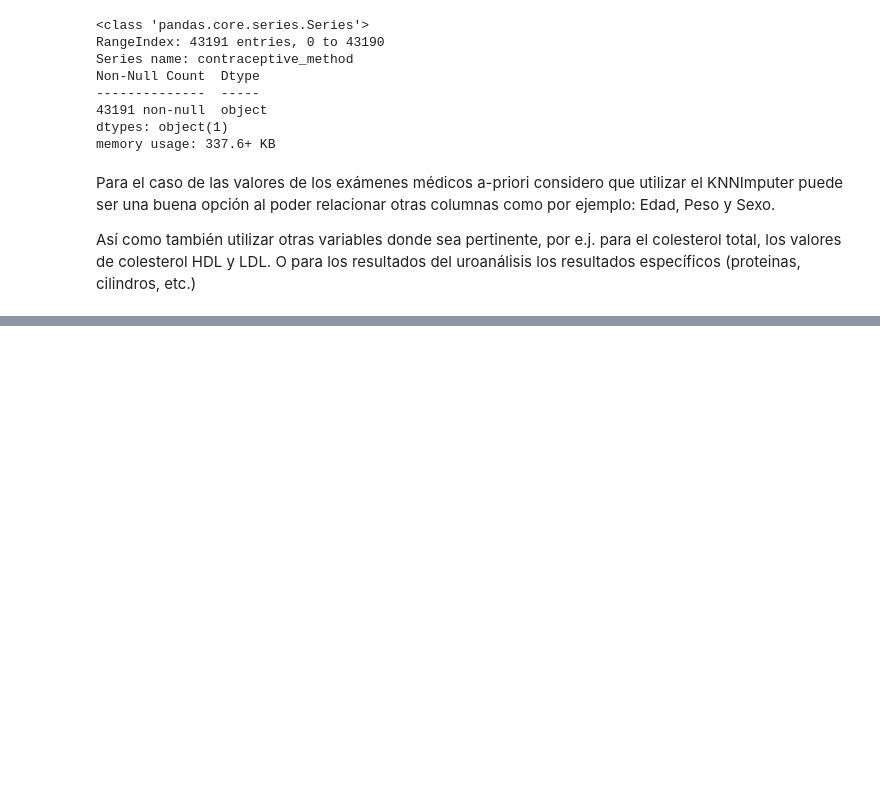
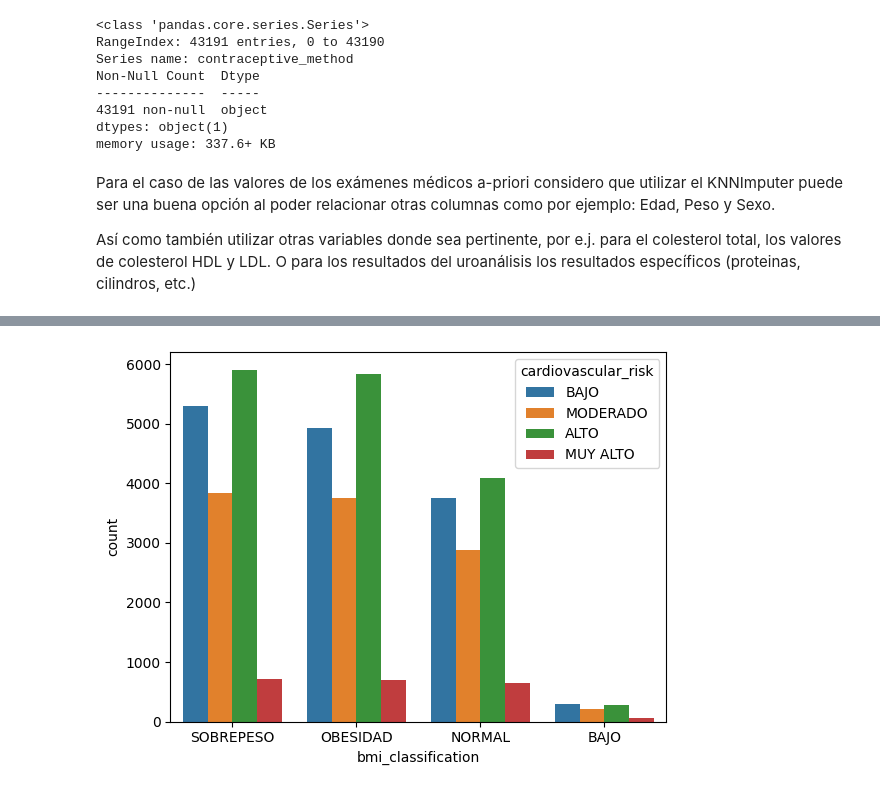
Before and after one commit to Alvamad/miaa-eda1, a Jupyter notebook: Taller3_AnalisisBivariado.ipynb, the cells around one changed output, grey strips where cells are left out. Cells and saved outputs as stored; diff of their text form; code cells hidden in the pictures; blank space fills up the shorter version.

```diff
--- a/Taller3_AnalisisBivariado.ipynb
+++ b/Taller3_AnalisisBivariado.ipynb
@@ -447,0 +442,5 @@ df['contraceptive_method'] = df['contraceptive_method'].apply(lambda x: 0 if x i
+# %%
+sns.countplot(x='bmi_classification', hue='cardiovascular_risk', data=df)
+plt.show()
+# %% [output]
+[figure, added]
```
Also changed, not shown: parts of 17 cells of this notebook.
